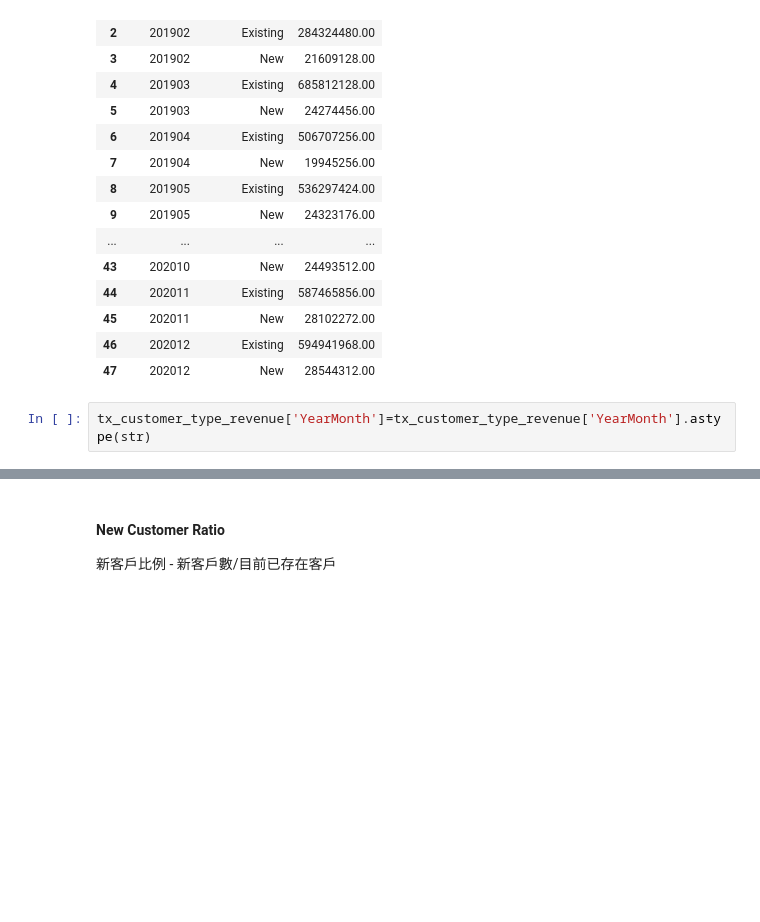
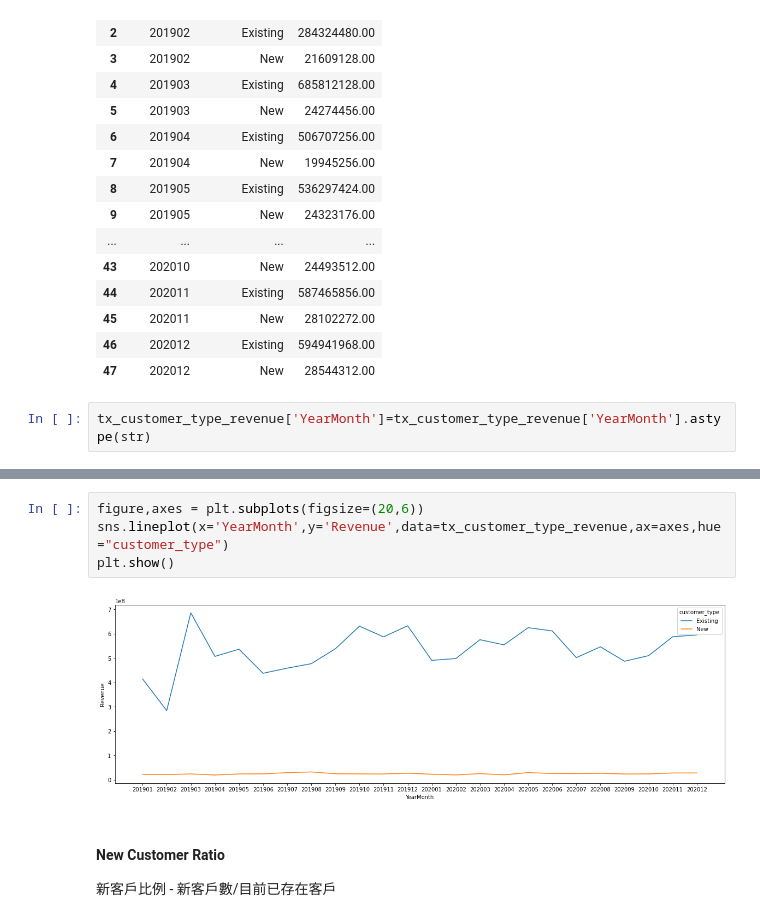
Before and after one commit to a151815058/EDA, a Jupyter notebook: EDA.ipynb, the cells around one changed output, grey strips where cells are left out. Drawn from its saved outputs; the diff is of its cells as text; blank space fills up the shorter version.

```diff
--- a/EDA.ipynb
+++ b/EDA.ipynb
@@ -579,4 +579,10 @@ sns.lineplot(x='YearMonth',y='Revenue',data=tx_customer_type_revenue.loc[tx_cust
 plt.show()
 # %% [output]
 [figure]
+# %%
+figure,axes = plt.subplots(figsize=(20,6))
+sns.lineplot(x='YearMonth',y='Revenue',data=tx_customer_type_revenue,ax=axes,hue="customer_type")
+plt.show()
+# %% [output]
+[figure, added]
 # %% [markdown]
```
Also changed, not shown: parts of 8 cells of this notebook.
